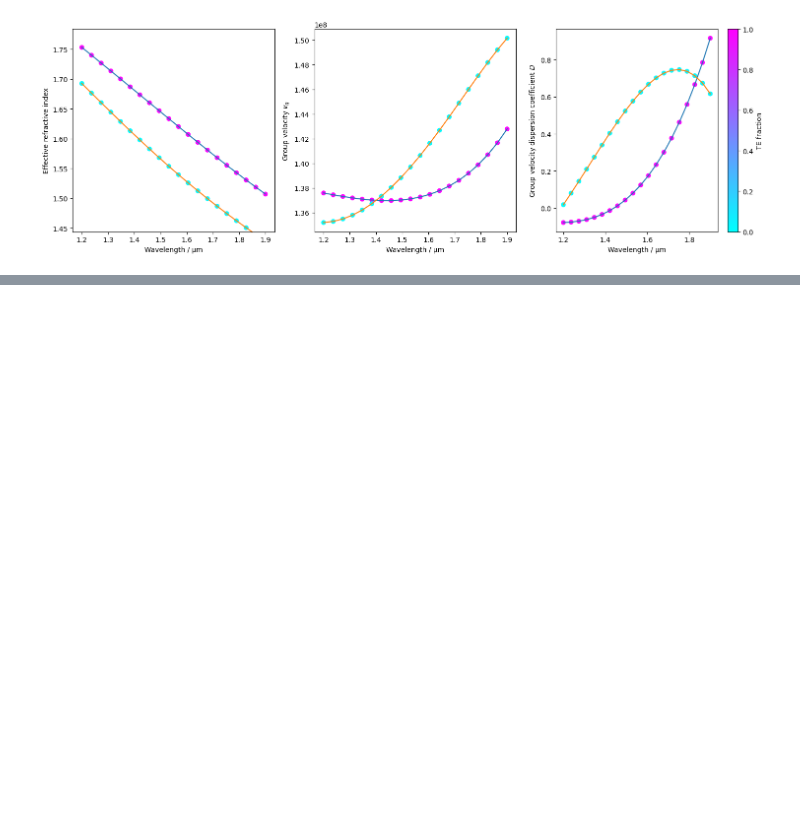
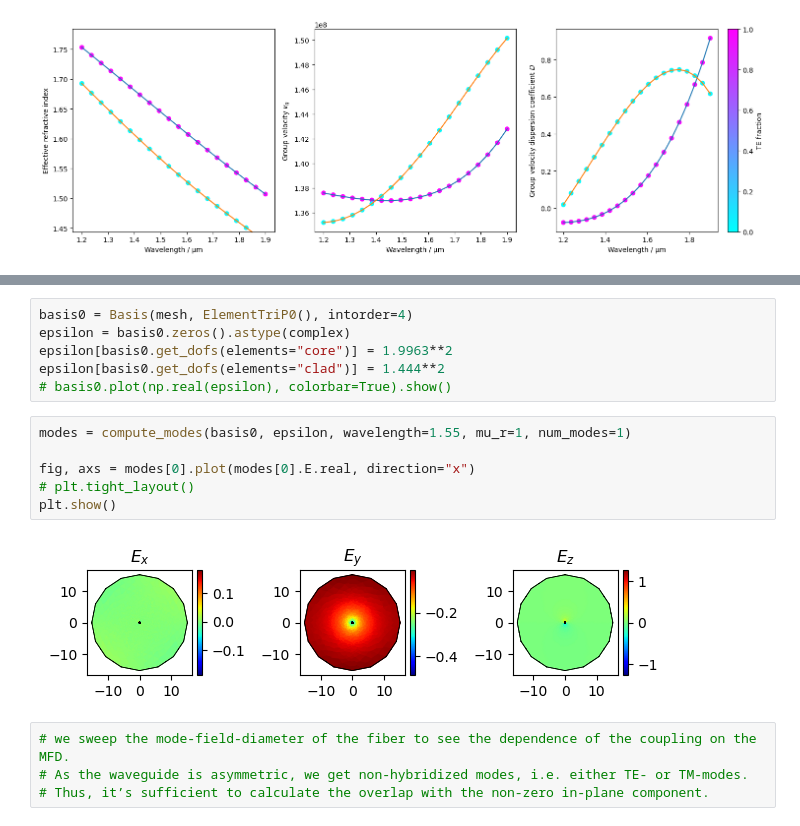
Before and after one commit to ericcblow/SiliconPhotonicSimulations, a Jupyter notebook: Dispersion.ipynb, the cells around one changed output, grey strips where cells are left out. Saved outputs shown, nothing was run; the diff lists cells and outputs as text; blank space fills up the shorter version.

```diff
--- a/Dispersion.ipynb
+++ b/Dispersion.ipynb
@@ -102,0 +260,18 @@ plt.show()
+# %%
+basis0 = Basis(mesh, ElementTriP0(), intorder=4)
+epsilon = basis0.zeros().astype(complex)
+epsilon[basis0.get_dofs(elements="core")] = 1.9963**2
+epsilon[basis0.get_dofs(elements="clad")] = 1.444**2
+# basis0.plot(np.real(epsilon), colorbar=True).show()
+# %%
+modes = compute_modes(basis0, epsilon, wavelength=1.55, mu_r=1, num_modes=1)
+
+fig, axs = modes[0].plot(modes[0].E.real, direction="x")
+# plt.tight_layout()
+plt.show()
+# %% [output]
+[figure, added]
+# %%
+# we sweep the mode-field-diameter of the fiber to see the dependence of the coupling on the MFD.
+# As the waveguide is asymmetric, we get non-hybridized modes, i.e. either TE- or TM-modes.
+# Thus, it’s sufficient to calculate the overlap with the non-zero in-plane component.
```
Also changed, not shown: parts of 10 cells of this notebook, 24 other files.
